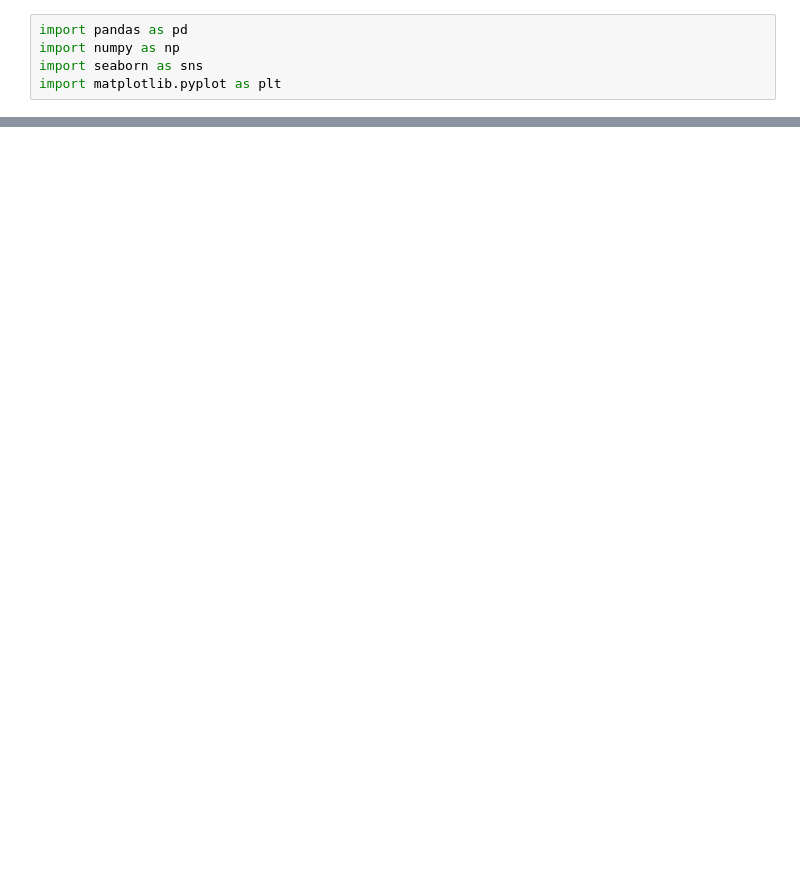
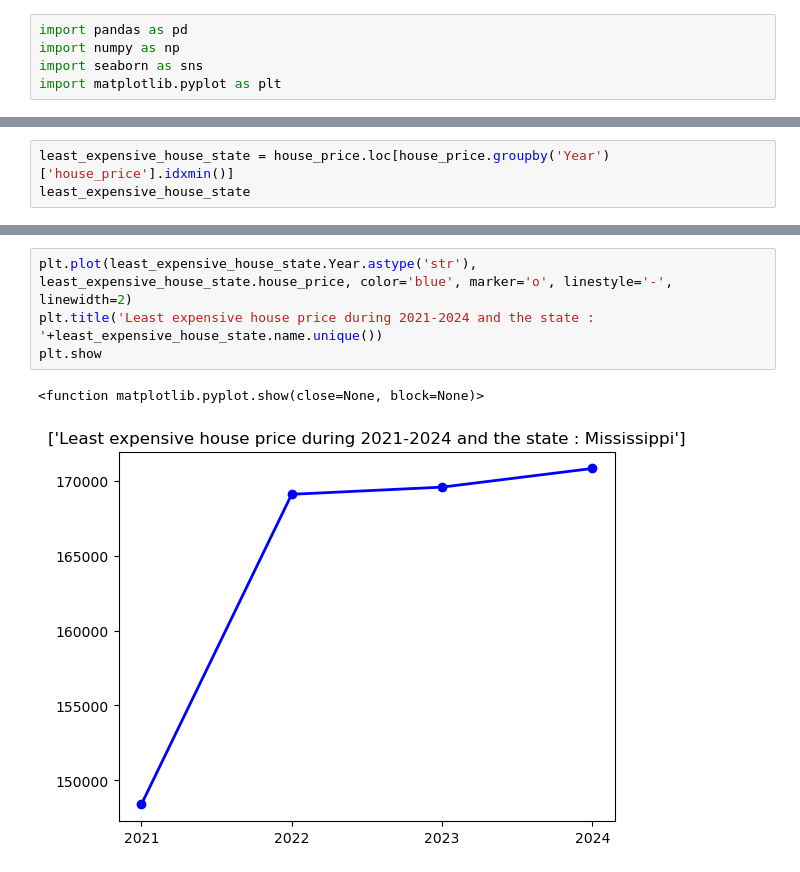
Before and after one commit to OBULI20/nss_capstone, a Jupyter notebook: notebook/Housing.ipynb, the cells around one changed output, grey strips where cells are left out. Saved outputs shown, nothing was run; the diff lists cells and outputs as text; blank space fills up the shorter version.

```diff
--- a/notebook/Housing.ipynb
+++ b/notebook/Housing.ipynb
@@ -28,0 +284,3 @@ house_price.sort_values('house_price',ascending=False)
+# %%
+least_expensive_house_state = house_price.loc[house_price.groupby('Year')['house_price'].idxmin()]
+least_expensive_house_state
@@ -28,0 +293,7 @@ house_price.sort_values('house_price',ascending=False)
+# %%
+plt.plot(least_expensive_house_state.Year.astype('str'), least_expensive_house_state.house_price, color='blue', marker='o', linestyle='-', linewidth=2)
+plt.title('Least expensive house price during 2021-2024 and the state : '+least_expensive_house_state.name.unique())
+plt.show
+# %% [output]
+<function matplotlib.pyplot.show(close=None, block=None)>
+[figure, added]
```
Also changed, not shown: parts of 28 cells of this notebook, 1 other file.
